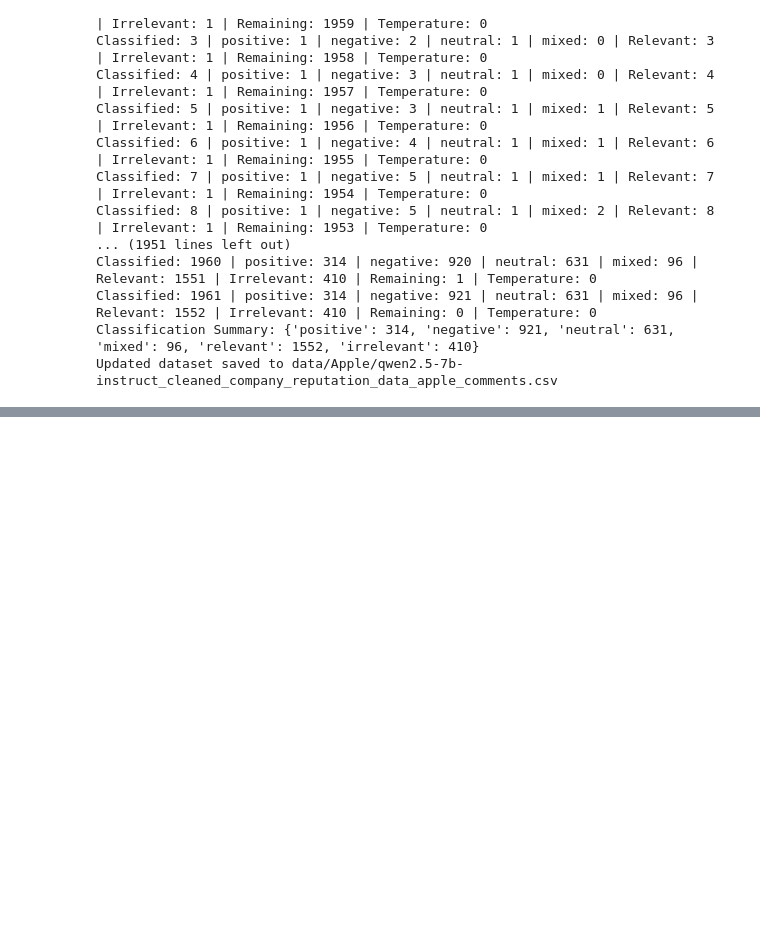
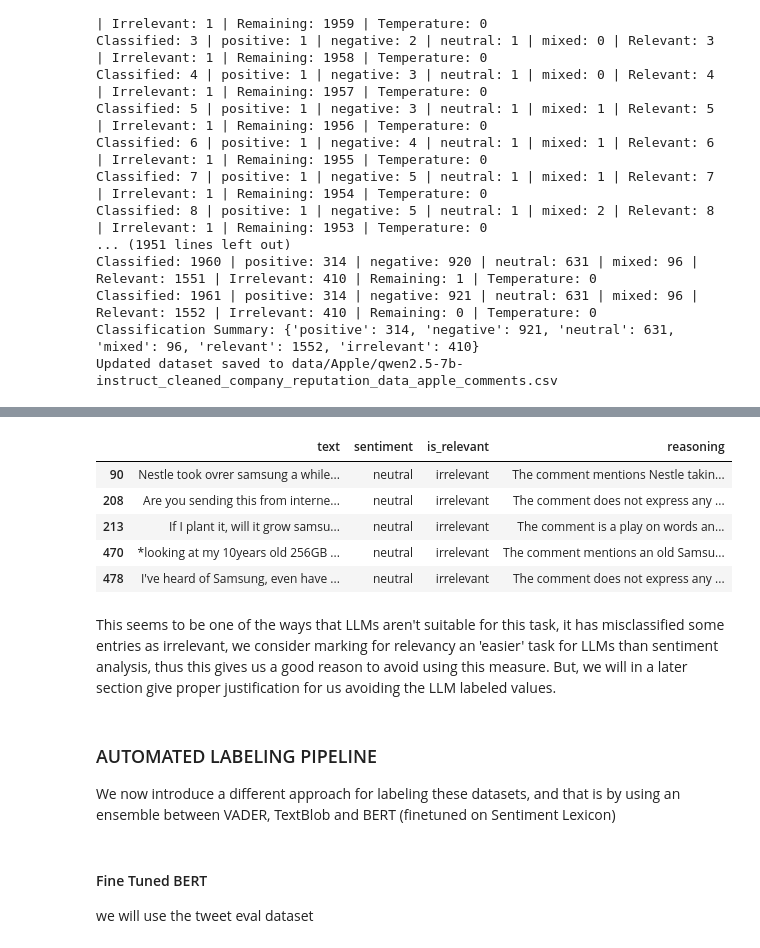
Before and after one commit to johanjohnthomas/CompanyReputationAnalysis, a Jupyter notebook: SamsungAppleReputationAnalysis.ipynb, the cells around one changed output, grey strips where cells are left out. Saved outputs shown, nothing was run; the diff lists cells and outputs as text; code cells hidden in the pictures; blank space fills up the shorter version.

```diff
--- a/SamsungAppleReputationAnalysis.ipynb
+++ b/SamsungAppleReputationAnalysis.ipynb
@@ -1460,0 +1599,19 @@ Updated dataset saved to data/Apple/qwen2.5-7b-instruct_cleaned_company_reputati
+# %%
+#Display rows that were marked as irrelevant, select title, text and reasoning, and print out 5 full values
+LLM_labelled_samsung_posts[LLM_labelled_samsung_posts["is_relevant"] == "irrelevant"][["text", "sentiment", "is_relevant","reasoning"]].head()
+# %% [output]
+|  | text | sentiment | is_relevant | reasoning |
+| 90 | Nestle took ovrer samsung a while... | neutral | irrelevant | The comment mentions Nestle takin... |
+| 208 | Are you sending this from interne... | neutral | irrelevant | The comment does not express any ... |
+| 213 | If I plant it, will it grow samsu... | neutral | irrelevant | The comment is a play on words an... |
+| 470 | *looking at my 10years old 256GB ... | neutral | irrelevant | The comment mentions an old Samsu... |
+| 478 | I've heard of Samsung, even have ... | neutral | irrelevant | The comment does not express any ... |
+# %% [markdown]
+This seems to be one of the ways that LLMs aren't suitable for this task, it has misclassified some entries as irrelevant, we consider marking for relevancy an 'easier' task for LLMs than sentiment analysis, thus this gives us a good reason to avoid using this measure.
+But, we will in a later section give proper justification for us avoiding the LLM labeled values.
+# %% [markdown]
+### AUTOMATED LABELING PIPELINE
+We now introduce a different approach for labeling these datasets, and that is by using an ensemble between VADER, TextBlob and BERT (finetuned on Sentiment Lexicon)
+# %% [markdown]
+#### Fine Tuned BERT
+we will use the tweet eval dataset
```
Also changed, not shown: parts of 44 cells of this notebook.
